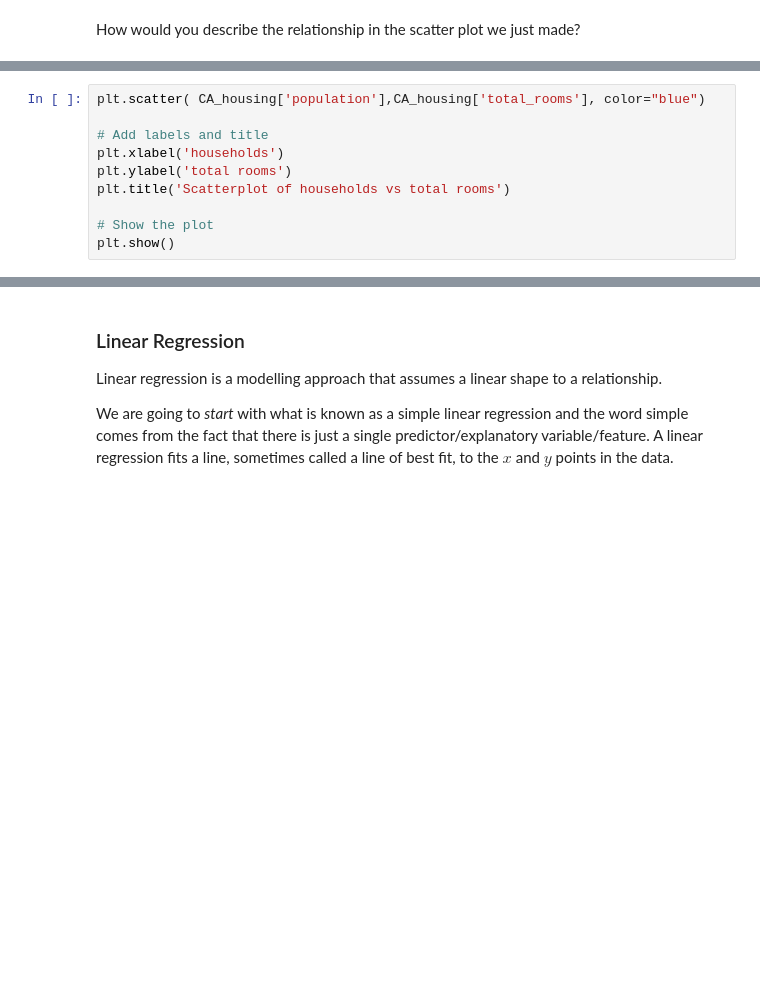
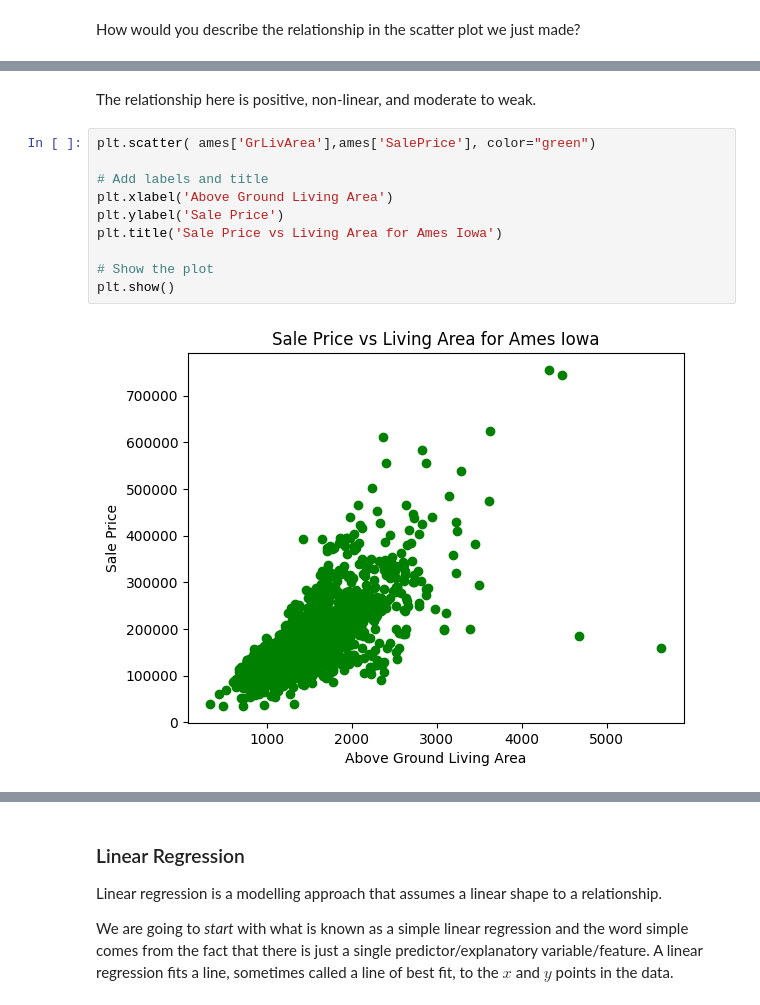
Before and after one commit to schuckers/DTSC2301, a Jupyter notebook: Code/Quant_vs_Quant_Investigation.ipynb, the cells around one changed output, grey strips where cells are left out. Cells and saved outputs as stored; diff of their text form; blank space fills up the shorter version.

```diff
--- a/Code/Quant_vs_Quant_Investigation.ipynb
+++ b/Code/Quant_vs_Quant_Investigation.ipynb
@@ -77,10 +95,14 @@ Does there seem to be much of relationship there?
+# %% [markdown]
+The relationship here is positive, non-linear, and moderate to weak.
 # %%
-plt.scatter( CA_housing['population'],CA_housing['total_rooms'], color="blue")
+plt.scatter( ames['GrLivArea'],ames['SalePrice'], color="green")
 
 # Add labels and title
-plt.xlabel('households')
-plt.ylabel('total rooms')
-plt.title('Scatterplot of households vs total rooms')
+plt.xlabel('Above Ground Living Area')
+plt.ylabel('Sale Price')
+plt.title('Sale Price vs Living Area for Ames Iowa')
 
 # Show the plot
 plt.show()
+# %% [output]
+[figure, added]
```
Also changed, not shown: parts of 31 cells of this notebook.
